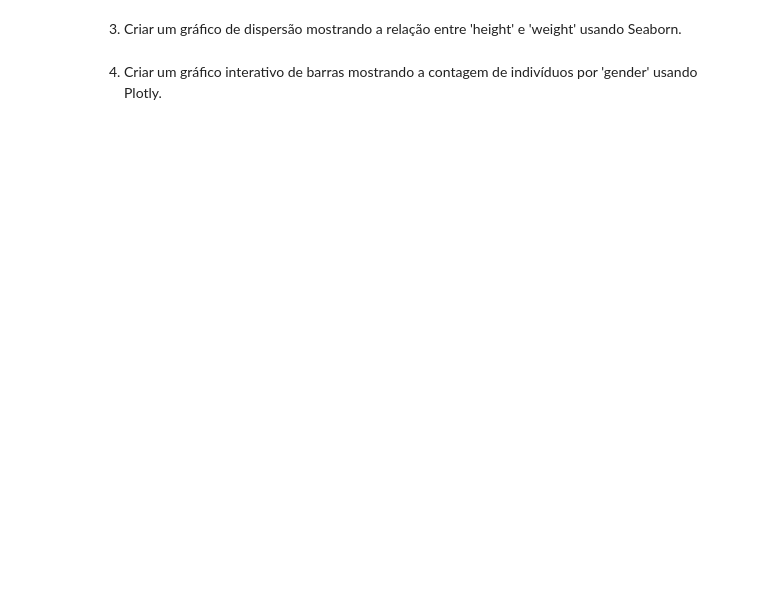
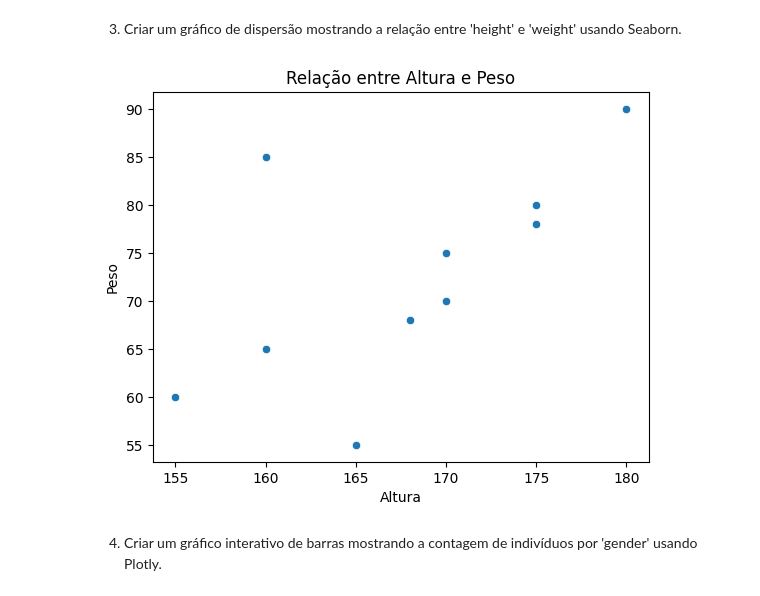
Before and after one commit to lidiaperside/python-para-dados-womakerscode, a Jupyter notebook: semana_24/exercicio_visualizacao.ipynb, the cells around one changed output. Saved outputs shown, nothing was run; the diff lists cells and outputs as text; code cells hidden in the pictures; blank space fills up the shorter version.

```diff
--- a/semana_24/exercicio_visualizacao.ipynb
+++ b/semana_24/exercicio_visualizacao.ipynb
@@ -14,2 +38,10 @@ Tarefas:
 3. Criar um gráfico de dispersão mostrando a relação entre 'height' e 'weight' usando Seaborn.
+# %%
+sns.scatterplot(x='height', y='weight', data=df_saude)
+plt.title('Relação entre Altura e Peso')
+plt.xlabel('Altura')
+plt.ylabel('Peso')
+plt.show()
+# %% [output]
+[figure, added]
 # %% [markdown]
```
Also changed, not shown: parts of 8 cells of this notebook, 2 other files.
